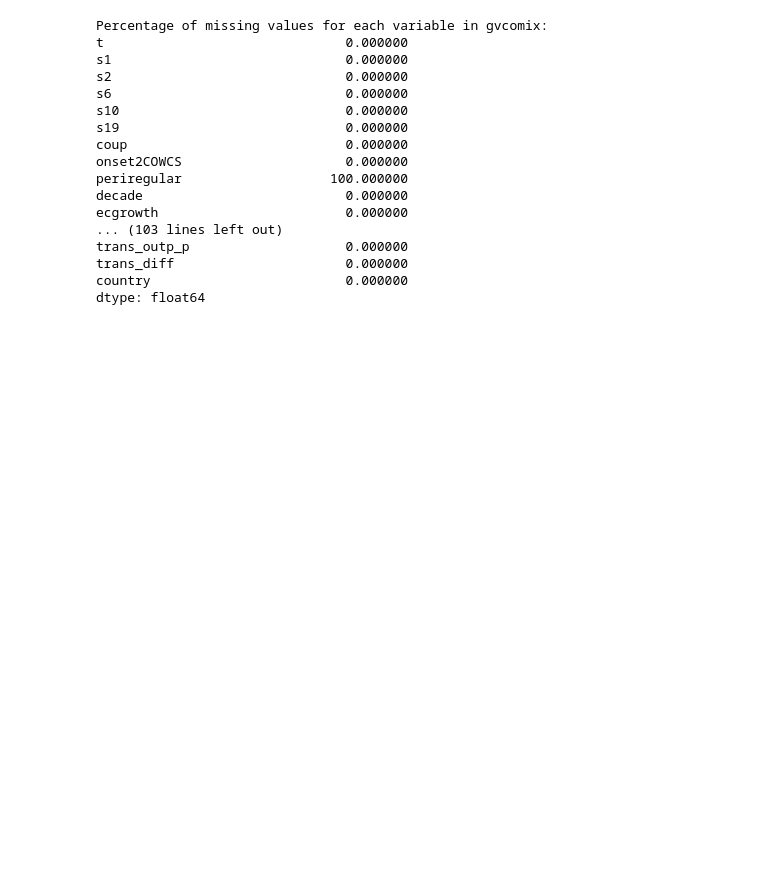
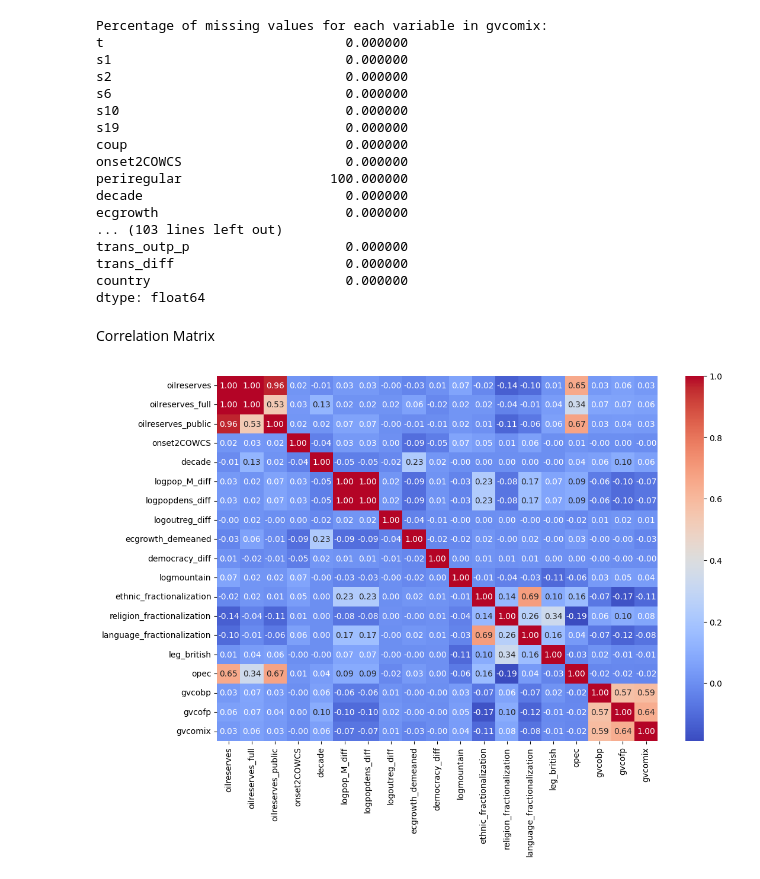
Before and after one commit to JanetYing/ECMA31350_Project, a Jupyter notebook: code/Summary_stat/5.1_summary.ipynb, the cells around one changed output. Cells and saved outputs as stored; diff of their text form; code cells hidden in the pictures; blank space fills up the shorter version.

Commit message:
lasso & summary_stats (correlational matrix) updated

```diff
--- a/code/Summary_stat/5.1_summary.ipynb
+++ b/code/Summary_stat/5.1_summary.ipynb
@@ -124,0 +119,20 @@ dtype: float64
+# %% [markdown]
+Correlation Matrix
+# %%
+import pandas as pd
+df = pd.read_csv('../../data/combined_data/merged_052423.csv')
+df_clean = df[['oilreserves', 'oilreserves_full', 'oilreserves_public', 'onset2COWCS', 'decade',
+        'logpop_M_diff', 'logpopdens_diff', 'logoutreg_diff', 'ecgrowth_demeaned', 'democracy_diff',
+          'logmountain', 'ethnic_fractionalization', 'religion_fractionalization', 'language_fractionalization',
+          'leg_british', 'opec', 'gvcobp','gvcofp','gvcomix']]
+# %%
+import seaborn as sns
+import matplotlib.pyplot as plt
+corr_matrix = df_clean.corr()
+
+# Plot the correlation matrix
+plt.figure(figsize=(12, 8))
+sns.heatmap(corr_matrix, annot=True, fmt=".2f", cmap="coolwarm")
+plt.show()
+# %% [output]
+[figure, added]
```
Also changed, not shown: parts of 3 cells of this notebook, 6 other files.
